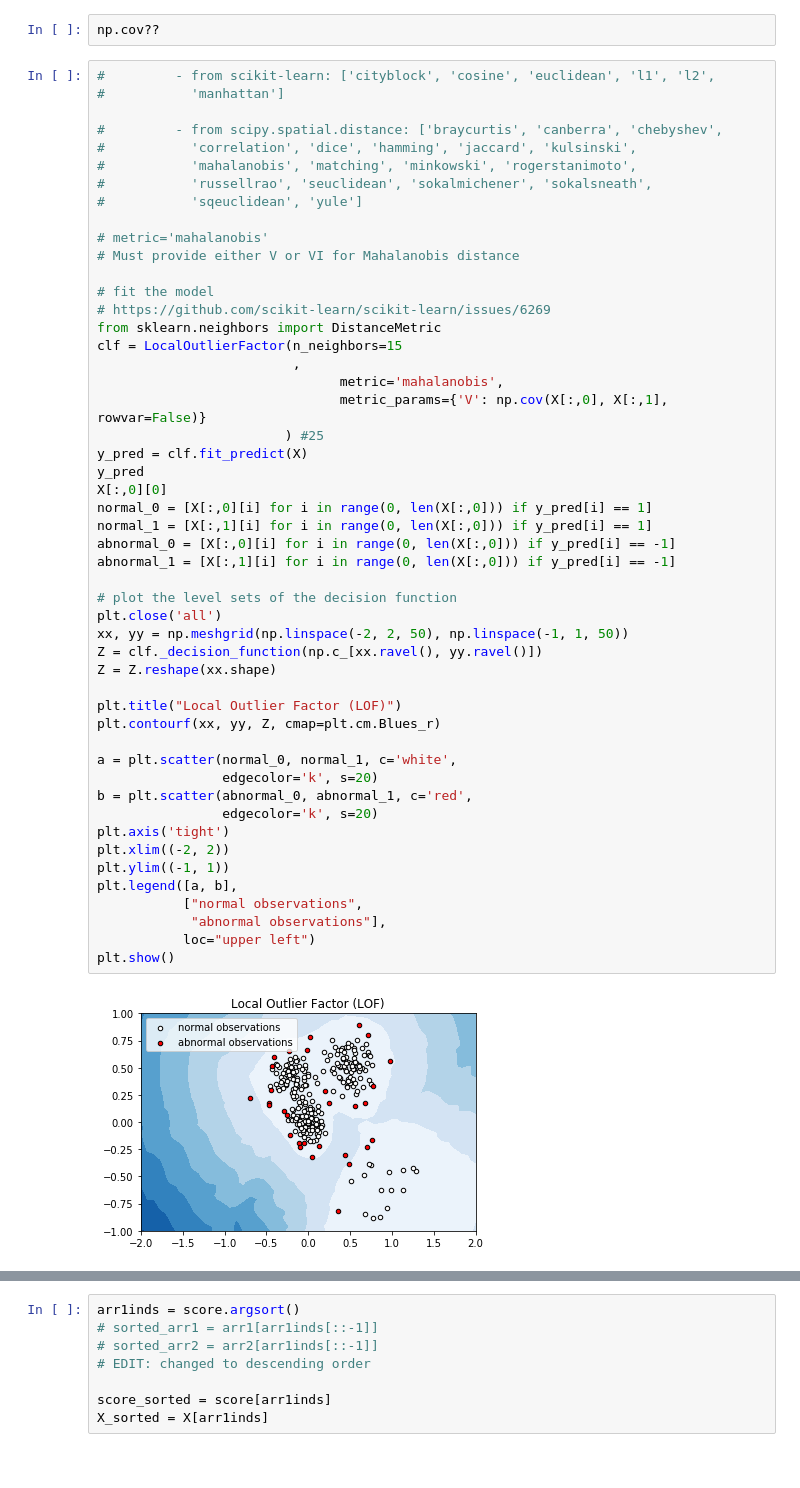
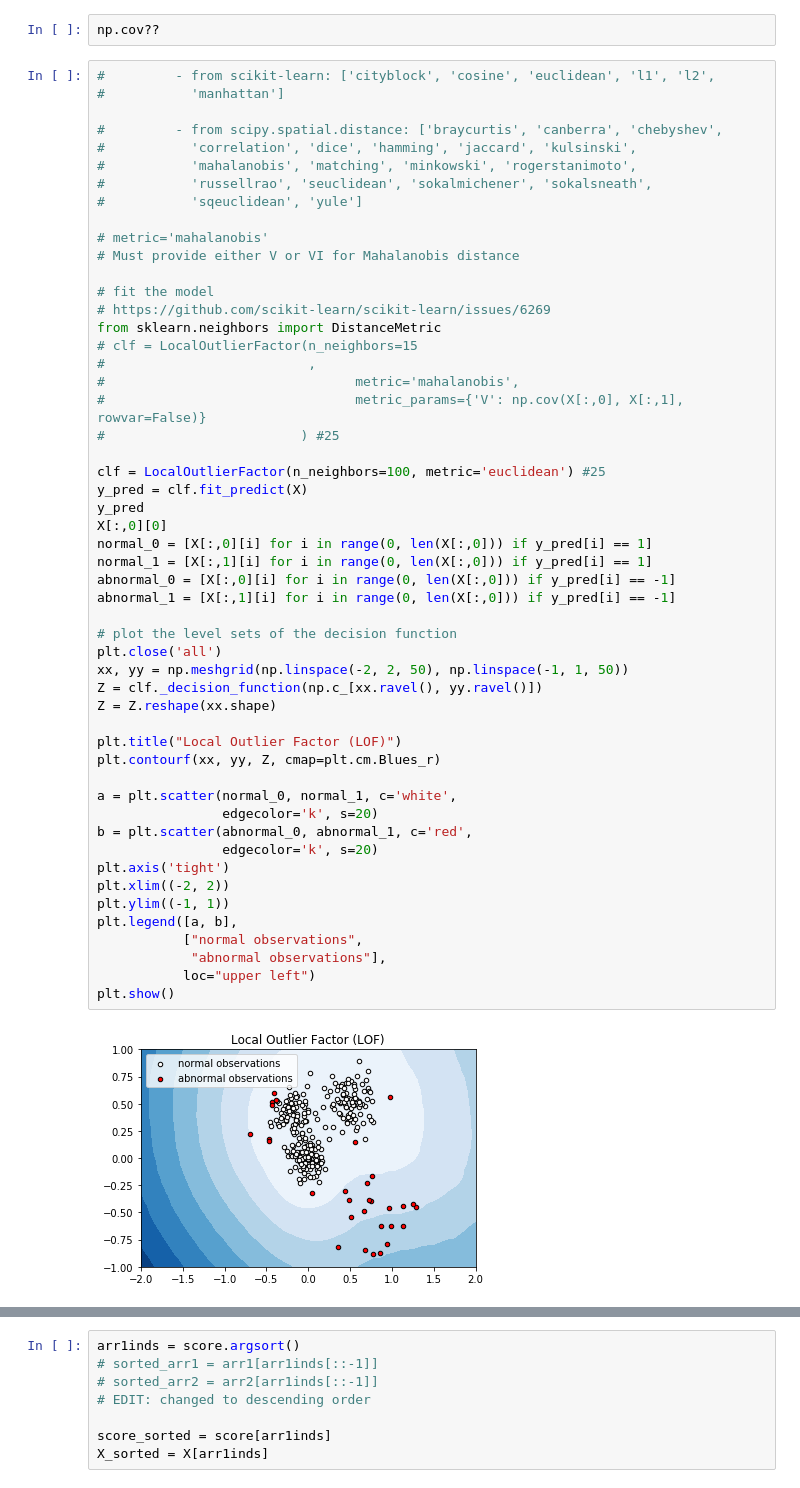
Before and after one commit to vslovik/dm, a Jupyter notebook: outlier_detection/OutlierDetection_LOF.ipynb, the cells around one changed output, grey strips where cells are left out. Drawn from its saved outputs; the diff is of its cells as text.

```diff
--- a/outlier_detection/OutlierDetection_LOF.ipynb
+++ b/outlier_detection/OutlierDetection_LOF.ipynb
@@ -80,39 +46,41 @@ np.cov??
 # fit the model
 # https://github.com/scikit-learn/scikit-learn/issues/6269
 from sklearn.neighbors import DistanceMetric
-clf = LocalOutlierFactor(n_neighbors=15
-                         ,
-                               metric='mahalanobis',
-                               metric_params={'V': np.cov(X[:,0], X[:,1], rowvar=False)}
-                        ) #25
+# clf = LocalOutlierFactor(n_neighbors=15
+#                          ,
+#                                metric='mahalanobis',
+#                                metric_params={'V': np.cov(X[:,0], X[:,1], rowvar=False)}
+#                         ) #25
+
+clf = LocalOutlierFactor(n_neighbors=100, metric='euclidean') #25
 y_pred = clf.fit_predict(X)
 y_pred
 X[:,0][0]
 normal_0 = [X[:,0][i] for i in range(0, len(X[:,0])) if y_pred[i] == 1]
 normal_1 = [X[:,1][i] for i in range(0, len(X[:,0])) if y_pred[i] == 1]
 abnormal_0 = [X[:,0][i] for i in range(0, len(X[:,0])) if y_pred[i] == -1]
 abnormal_1 = [X[:,1][i] for i in range(0, len(X[:,0])) if y_pred[i] == -1]
 
 # plot the level sets of the decision function
 plt.close('all')
 xx, yy = np.meshgrid(np.linspace(-2, 2, 50), np.linspace(-1, 1, 50))
 Z = clf._decision_function(np.c_[xx.ravel(), yy.ravel()])
 Z = Z.reshape(xx.shape)
 
 plt.title("Local Outlier Factor (LOF)")
 plt.contourf(xx, yy, Z, cmap=plt.cm.Blues_r)
 
 a = plt.scatter(normal_0, normal_1, c='white',
                 edgecolor='k', s=20)
 b = plt.scatter(abnormal_0, abnormal_1, c='red',
                 edgecolor='k', s=20)
 plt.axis('tight')
 plt.xlim((-2, 2))
 plt.ylim((-1, 1))
 plt.legend([a, b],
            ["normal observations",
             "abnormal observations"],
            loc="upper left")
 plt.show()
 # %% [output]
-[figure, old version]
+[figure, new version]
```
Also changed, not shown: parts of 8 cells of this notebook, 1 other file.
